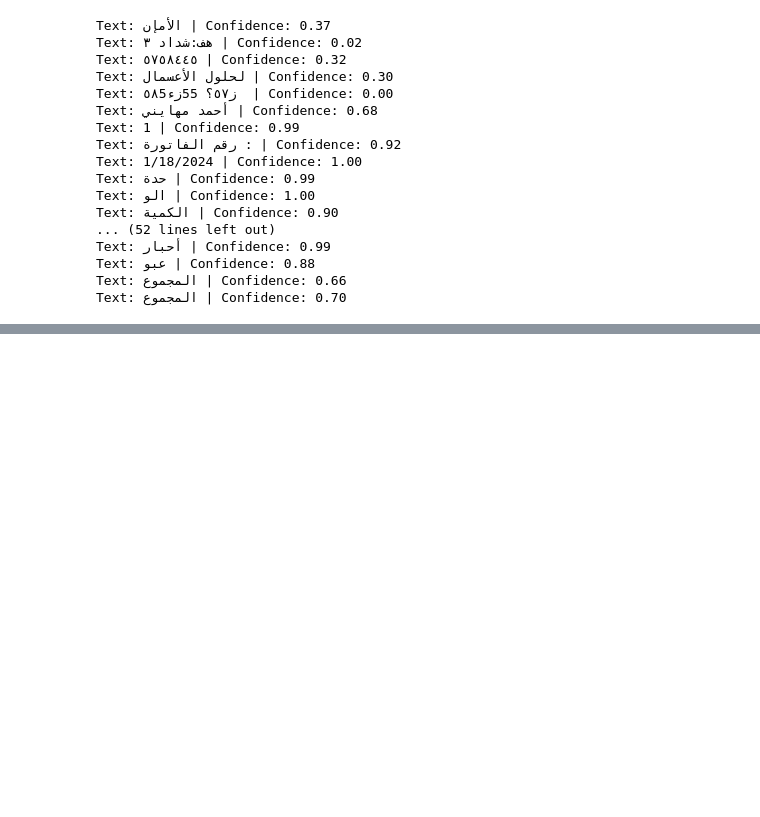
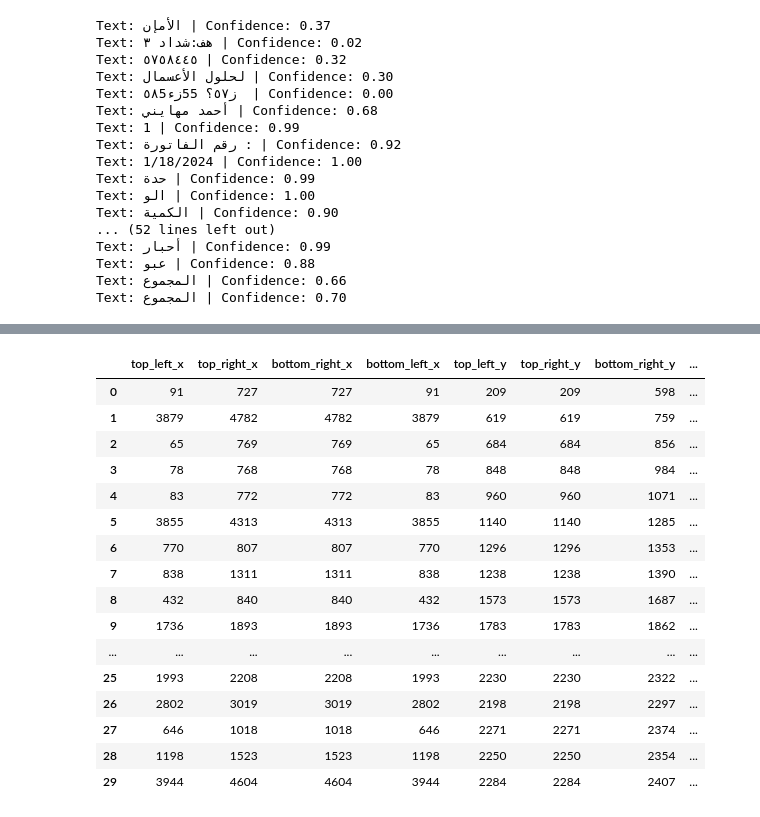
Before and after one commit to Ahmad-Abboud/invoice-ai-project, a Jupyter notebook: ai_core/modules/ocr/test_ocr.ipynb, the cells around one changed output, grey strips where cells are left out. Saved outputs shown, nothing was run; the diff lists cells and outputs as text; code cells hidden in the pictures; blank space fills up the shorter version.

```diff
--- a/ai_core/modules/ocr/test_ocr.ipynb
+++ b/ai_core/modules/ocr/test_ocr.ipynb
@@ -134,0 +156,20 @@ Text: المجموع | Confidence: 0.70
+# %%
+df.head(30)
+# %% [output]
+|  | top_left_x | top_right_x | bottom_right_x | bottom_left_x | top_left_y | top_right_y | bottom_right_y | ... |
+| 0 | 91 | 727 | 727 | 91 | 209 | 209 | 598 | ... |
+| 1 | 3879 | 4782 | 4782 | 3879 | 619 | 619 | 759 | ... |
+| 2 | 65 | 769 | 769 | 65 | 684 | 684 | 856 | ... |
+| 3 | 78 | 768 | 768 | 78 | 848 | 848 | 984 | ... |
+| 4 | 83 | 772 | 772 | 83 | 960 | 960 | 1071 | ... |
+| 5 | 3855 | 4313 | 4313 | 3855 | 1140 | 1140 | 1285 | ... |
+| 6 | 770 | 807 | 807 | 770 | 1296 | 1296 | 1353 | ... |
+| 7 | 838 | 1311 | 1311 | 838 | 1238 | 1238 | 1390 | ... |
+| 8 | 432 | 840 | 840 | 432 | 1573 | 1573 | 1687 | ... |
+| 9 | 1736 | 1893 | 1893 | 1736 | 1783 | 1783 | 1862 | ... |
+| ... | ... | ... | ... | ... | ... | ... | ... | ... |
+| 25 | 1993 | 2208 | 2208 | 1993 | 2230 | 2230 | 2322 | ... |
+| 26 | 2802 | 3019 | 3019 | 2802 | 2198 | 2198 | 2297 | ... |
+| 27 | 646 | 1018 | 1018 | 646 | 2271 | 2271 | 2374 | ... |
+| 28 | 1198 | 1523 | 1523 | 1198 | 2250 | 2250 | 2354 | ... |
+| 29 | 3944 | 4604 | 4604 | 3944 | 2284 | 2284 | 2407 | ... |
```
Also changed, not shown: parts of 3 cells of this notebook, 2 other files.
